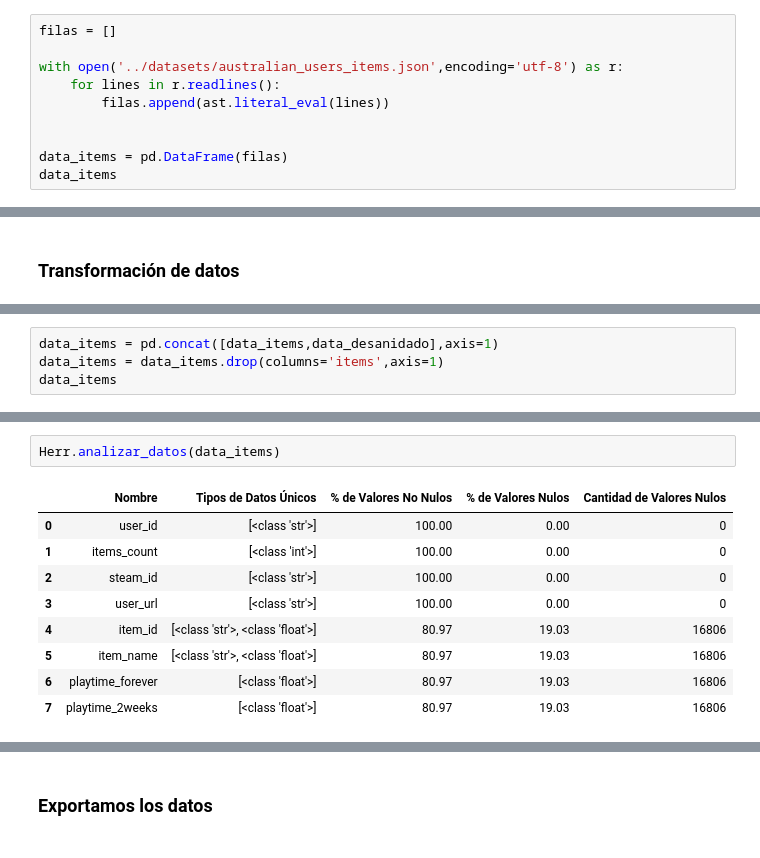
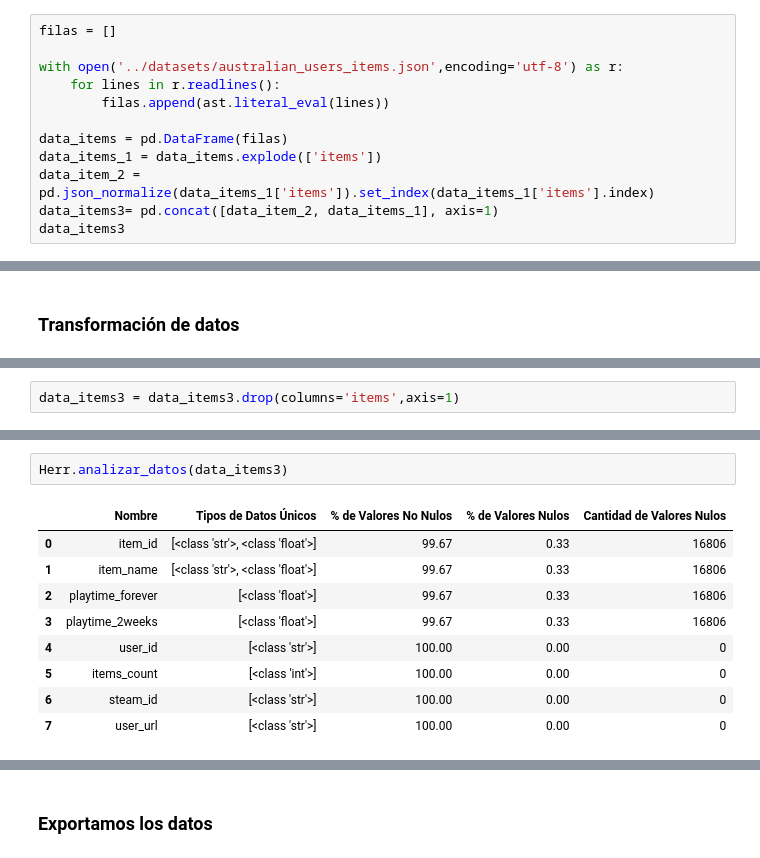
Before and after one commit to MaximilianoTauil/Individual_Proyecto, a Jupyter notebook: Notebooks/ETL_user.ipynb, the cells around one changed output, grey strips where cells are left out. Saved outputs shown, nothing was run; the diff lists cells and outputs as text.

```diff
--- a/Notebooks/ETL_user.ipynb
+++ b/Notebooks/ETL_user.ipynb
@@ -15,7 +15,9 @@ with open('../datasets/australian_users_items.json',encoding='utf-8') as r:
     for lines in r.readlines():
         filas.append(ast.literal_eval(lines))
 
-
 data_items = pd.DataFrame(filas)
-data_items
+data_items_1 = data_items.explode(['items'])
+data_item_2 = pd.json_normalize(data_items_1['items']).set_index(data_items_1['items'].index)
+data_items3= pd.concat([data_item_2, data_items_1], axis=1)
+data_items3
 # %% [output]
@@ -83,4 +67,2 @@ data_desanidado
 # %%
-data_items = pd.concat([data_items,data_desanidado],axis=1)
-data_items = data_items.drop(columns='items',axis=1)
-data_items
+data_items3 = data_items3.drop(columns='items',axis=1)
@@ -101,14 +69,14 @@ data_items
 # %%
-Herr.analizar_datos(data_items)
+Herr.analizar_datos(data_items3)
 # %% [output]
 |  | Nombre | Tipos de Datos Únicos | % de Valores No Nulos | % de Valores Nulos | Cantidad de Valores Nulos |
-| 0 | user_id | [<class 'str'>] | 100.00 | 0.00 | 0 |
-| 1 | items_count | [<class 'int'>] | 100.00 | 0.00 | 0 |
-| 2 | steam_id | [<class 'str'>] | 100.00 | 0.00 | 0 |
-| 3 | user_url | [<class 'str'>] | 100.00 | 0.00 | 0 |
-| 4 | item_id | [<class 'str'>, <class 'float'>] | 80.97 | 19.03 | 16806 |
-| 5 | item_name | [<class 'str'>, <class 'float'>] | 80.97 | 19.03 | 16806 |
-| 6 | playtime_forever | [<class 'float'>] | 80.97 | 19.03 | 16806 |
-| 7 | playtime_2weeks | [<class 'float'>] | 80.97 | 19.03 | 16806 |
+| 0 | item_id | [<class 'str'>, <class 'float'>] | 99.67 | 0.33 | 16806 |
+| 1 | item_name | [<class 'str'>, <class 'float'>] | 99.67 | 0.33 | 16806 |
+| 2 | playtime_forever | [<class 'float'>] | 99.67 | 0.33 | 16806 |
+| 3 | playtime_2weeks | [<class 'float'>] | 99.67 | 0.33 | 16806 |
+| 4 | user_id | [<class 'str'>] | 100.00 | 0.00 | 0 |
+| 5 | items_count | [<class 'int'>] | 100.00 | 0.00 | 0 |
+| 6 | steam_id | [<class 'str'>] | 100.00 | 0.00 | 0 |
+| 7 | user_url | [<class 'str'>] | 100.00 | 0.00 | 0 |
 # %%
 #Se filtraron filas con valores nulos en las cuatro columnas
```
Also changed, not shown: parts of 12 cells of this notebook, 4 other files.
